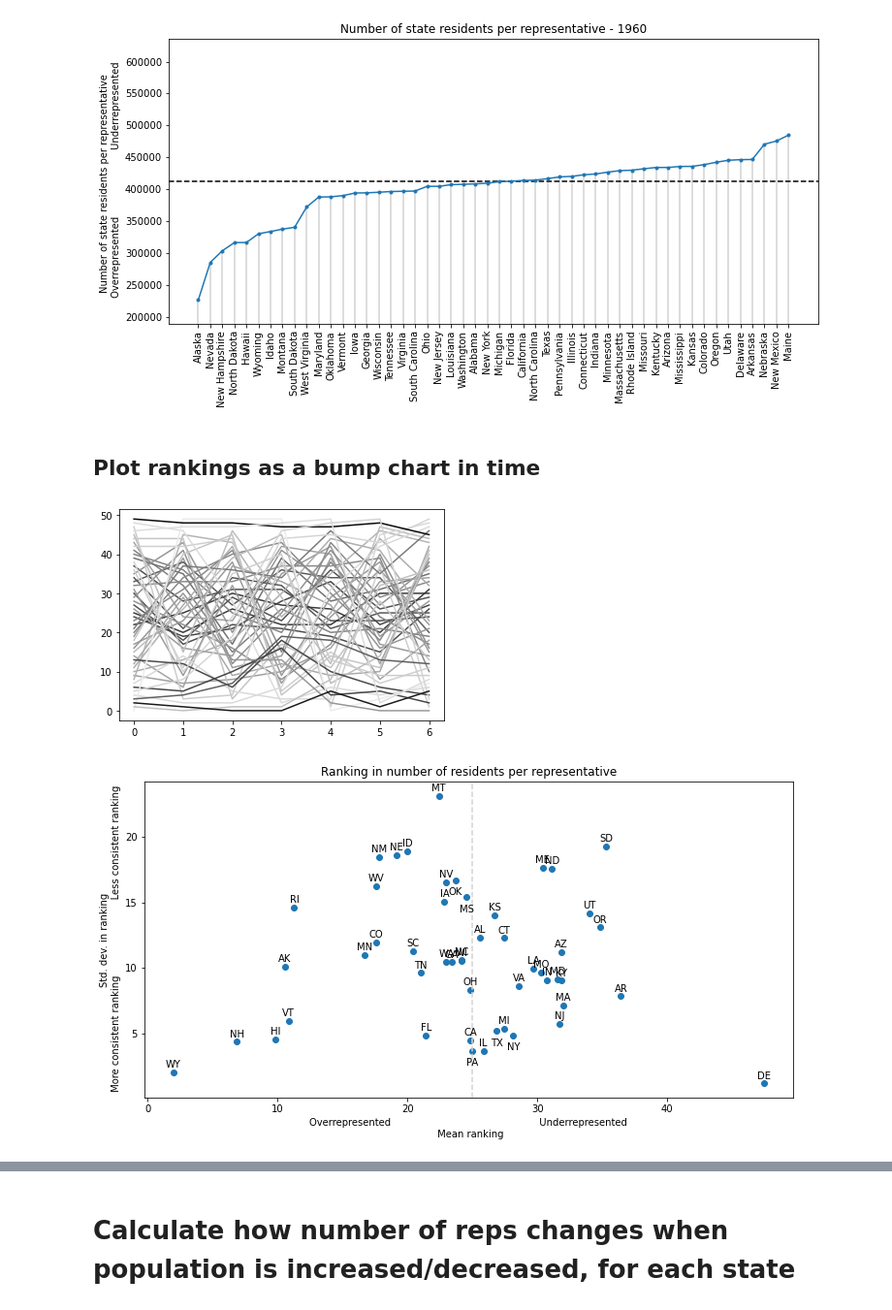
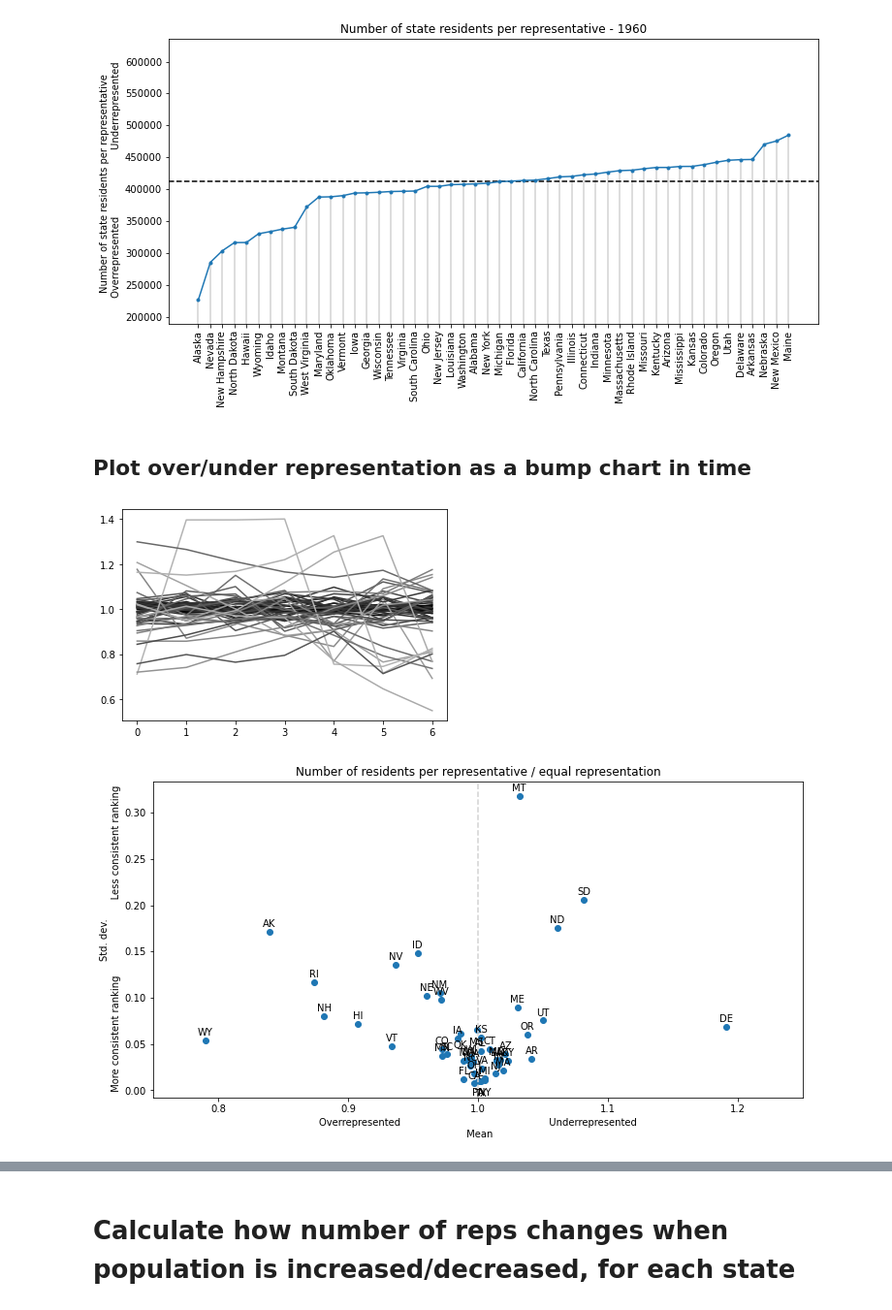
Before and after one commit to smrfeld/house-of-reps, a Jupyter notebook: notebooks/analyze.ipynb, the cells around one changed output, grey strips where cells are left out. Shown at 97% size. Saved outputs shown, nothing was run; the diff lists cells and outputs as text; code cells hidden in the pictures.

```diff
--- a/notebooks/analyze.ipynb
+++ b/notebooks/analyze.ipynb
@@ -102,51 +102,61 @@ Saved figure to: figures/no_residents_per_rep_1970.png
 Saved figure to: figures/no_residents_per_rep_1960.png
 [figure]
 # %% [markdown]
-## Plot rankings as a bump chart in time
+## Plot over/under representation as a bump chart in time
 # %%
-df = pd.read_csv('analyze_data/residents_per_rep.csv')
+def load_fracs_residents_per_rep() -> Dict[Year, Dict[St,float]]:
+    df = pd.read_csv('analyze_data/residents_per_rep.csv')
 
-rankings = {}
-for year in Year:
-    df_year = df[df['year'] == int(year.value)]
-    df_year = df_year[df_year['state'] != 'fair']
+    fracs = {}
+    for year in Year:
+        df_year = df[df['year'] == int(year.value)]
+        fair = float(df_year[df_year['state'] == 'fair']['residents per rep'])
+        df_year = df_year[df_year['state'] != 'fair']
 
-    df_year = df_year.sort_values(by=['residents per rep'])
+        df_year['frac'] = df_year['residents per rep'] / fair
+        df_year = df_year.sort_values(by=['frac'])
 
-    rankings[year] = list(df_year['state'])
+        fracs[year] = {}
+        for st in [x for x in St if x != St.DISTRICT_OF_COLUMBIA]:
+            fracs[year][st] = float(df_year[df_year['state'] == st.name]['frac'])
+
+    return fracs
 # %%
+fracs = load_fracs_residents_per_rep()
+
 plt_data = {}
 for st in [x for x in St if x != St.DISTRICT_OF_COLUMBIA]:
-    x = np.arange(0,len(rankings))
-    y = [ranks.index(st.name) for ranks in rankings.values()]
+    x = np.arange(0,len(fracs))
+    y = [fs[st] for fs in fracs.values()]
 
     # Color by the variance in the ranking to identify states that are consistently over/under represented
     mean = np.mean(y)
     std = np.std(y)
 
     plt_data[st] = (x,y,mean,std)
 
 std_max = max([x[3] for x in plt_data.values()])
 std_min = min([x[3] for x in plt_data.values()])
 
 plt.figure()
 for st, dat in plt_data.items():
     x, y, mean, std = dat
-    col = 0.1 + 0.9 * (1 - pow(1 - (std-std_min) / (std_max - std_min),4))
+    col = 0.7 * (1 - pow(1 - (std-std_min) / (std_max - std_min),4))
     plt.plot(x, y, color=(col,col,col))
 # %% [output]
-[figure, old version]
+[figure, new version]
 # %%
 mean_dat = [x[2] for x in plt_data.values()]
 std_dat = [x[3] for x in plt_data.values()]
 labels = [x.value for x in plt_data.keys()]
 
 plt.figure(figsize=(12,6))
-plt.axvline(25,color='lightgray',linestyle='dashed')
+plt.axvline(1,color='lightgray',linestyle='dashed')
 plt.scatter(mean_dat, std_dat)
-plt.xlabel('Overrepresented                                                 Underrepresented\n Mean ranking')
-plt.ylabel('Std. dev. in ranking\n More consistent ranking                         Less consistent ranking')
-plt.title('Ranking in number of residents per representative')
+plt.xlabel('Overrepresented                                                 Underrepresented\n Mean')
+plt.ylabel('Std. dev.\n More consistent ranking                         Less consistent ranking')
+plt.title('Number of residents per representative / equal representation')
+plt.xlim(0.75,1.25)
 
 downs = ['TX','NY','PA','OK','MS']
 for i, txt in enumerate(labels):
@@ -162,7 +172,7 @@ for i, txt in enumerate(labels):
         ha='center'
         ) # horizontal alignment can be left, right or center
 # %% [output]
-[figure, old version]
+[figure, new version]
 # %%
 # Delaware is consistently underrepresented
 # Wyoming in consistently overrepresented
```
Also changed, not shown: parts of 42 cells of this notebook.
